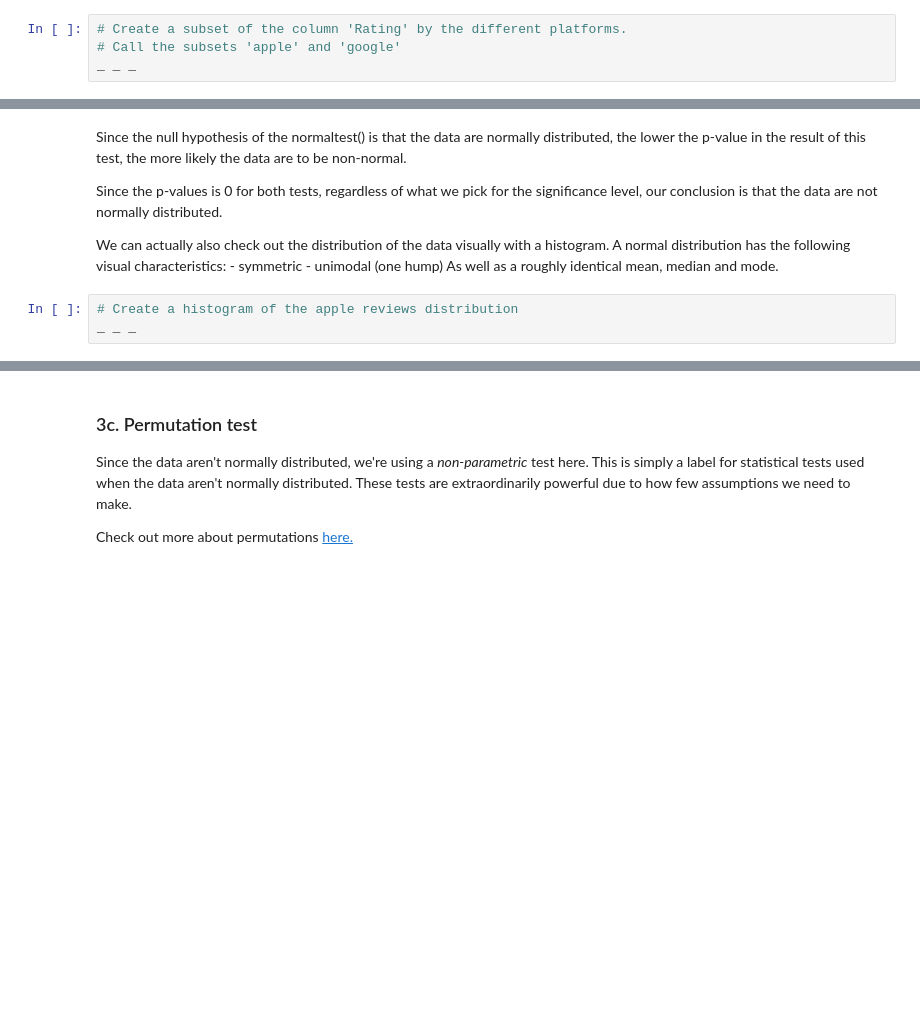
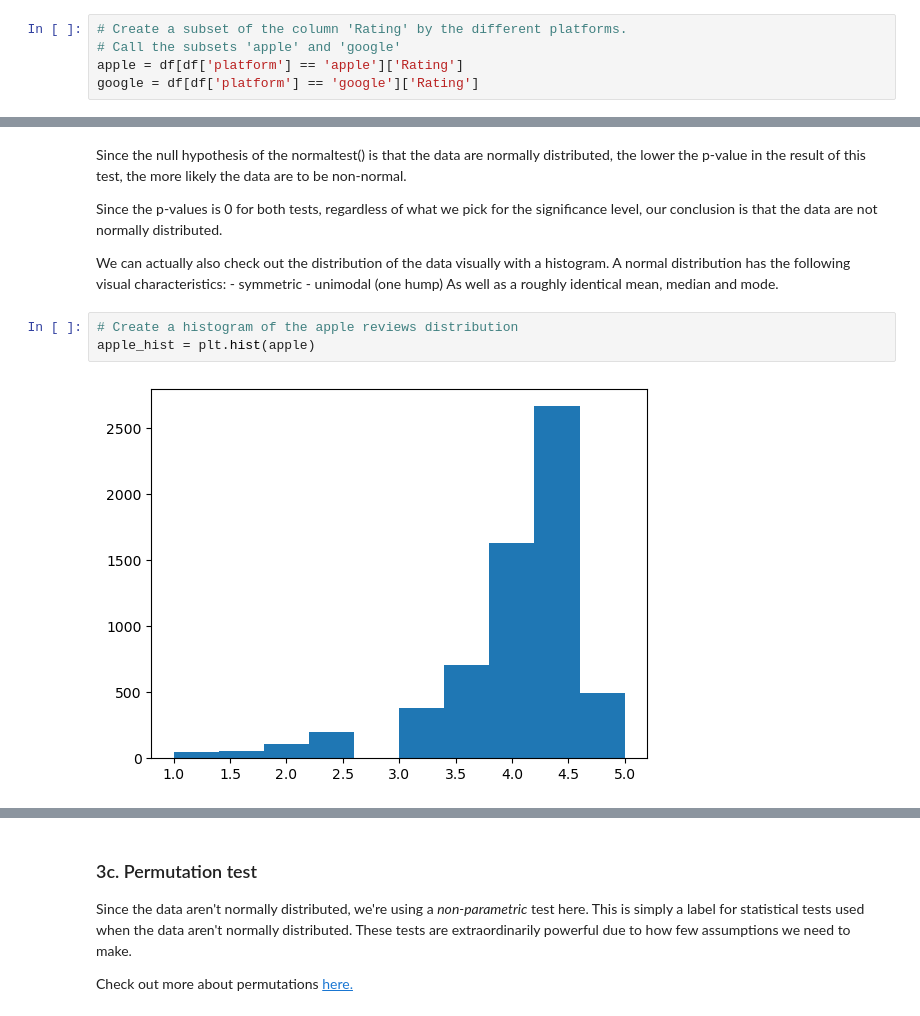
Before and after one commit to vanslykeaudio/SpringBoardDataScience, a Jupyter notebook: Integrating Apps/Springboard Apps project - Tier 3 - Complete.ipynb, the cells around one changed output, grey strips where cells are left out. Cells and saved outputs as stored; diff of their text form; blank space fills up the shorter version.

```diff
--- a/Integrating Apps/Springboard Apps project - Tier 3 - Complete.ipynb
+++ b/Integrating Apps/Springboard Apps project - Tier 3 - Complete.ipynb
@@ -380,7 +420,8 @@ There are many different statistical tests, all with different assumptions. You'
 # %%
 # Create a subset of the column 'Rating' by the different platforms.
 # Call the subsets 'apple' and 'google'
-_ _ _
+apple = df[df['platform'] == 'apple']['Rating']
+google = df[df['platform'] == 'google']['Rating']
 # %%
 # Using the stats.normaltest() method, get an indication of whether the apple data are normally distributed
 # Save the result in a variable called apple_normal, and print it out
@@ -399,6 +446,8 @@ We can actually also check out the distribution of the data visually with a hist
 As well as a roughly identical mean, median and mode.
 # %%
 # Create a histogram of the apple reviews distribution
-_ _ _
+apple_hist = plt.hist(apple)
+# %% [output]
+[figure, added]
 # %%
 # Create a histogram of the google data
```
Also changed, not shown: parts of 20 cells of this notebook.
